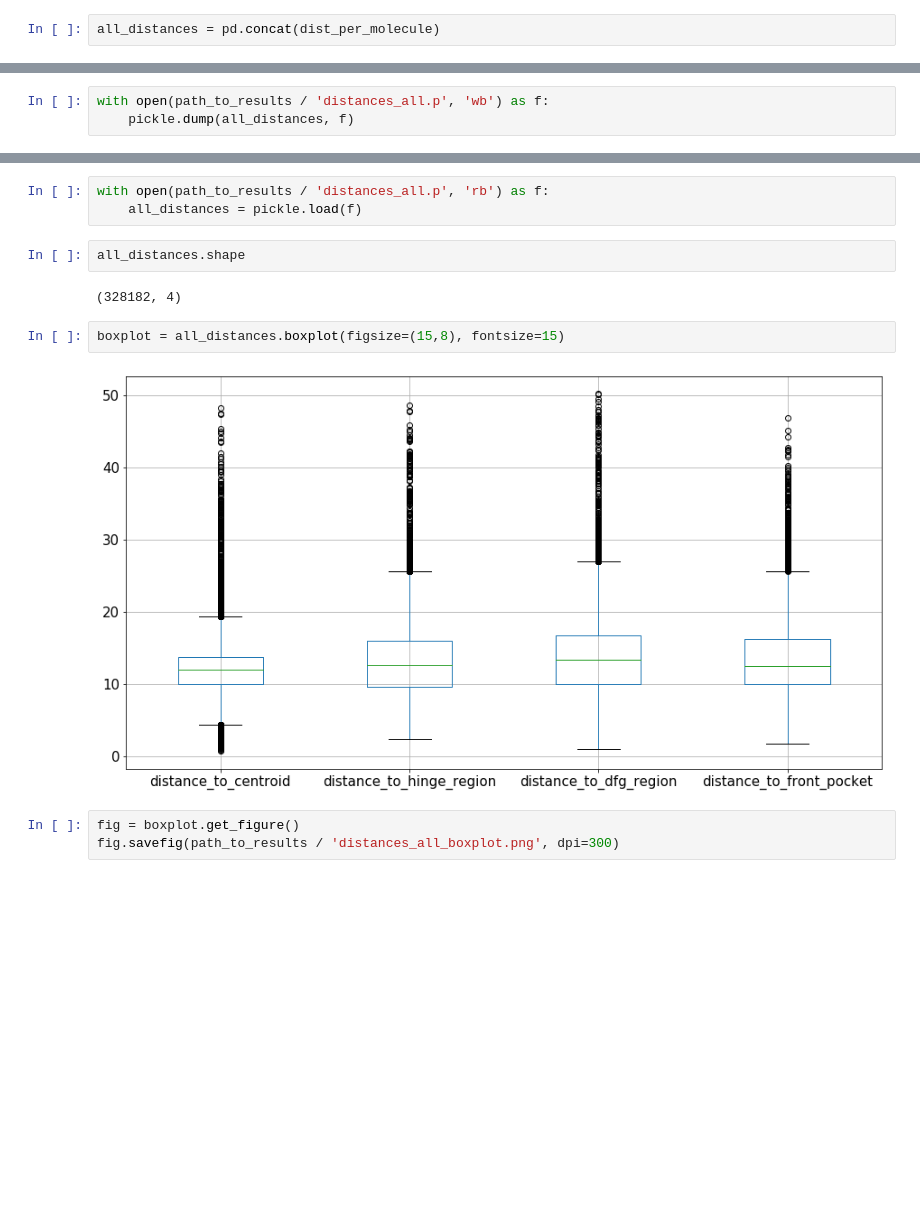
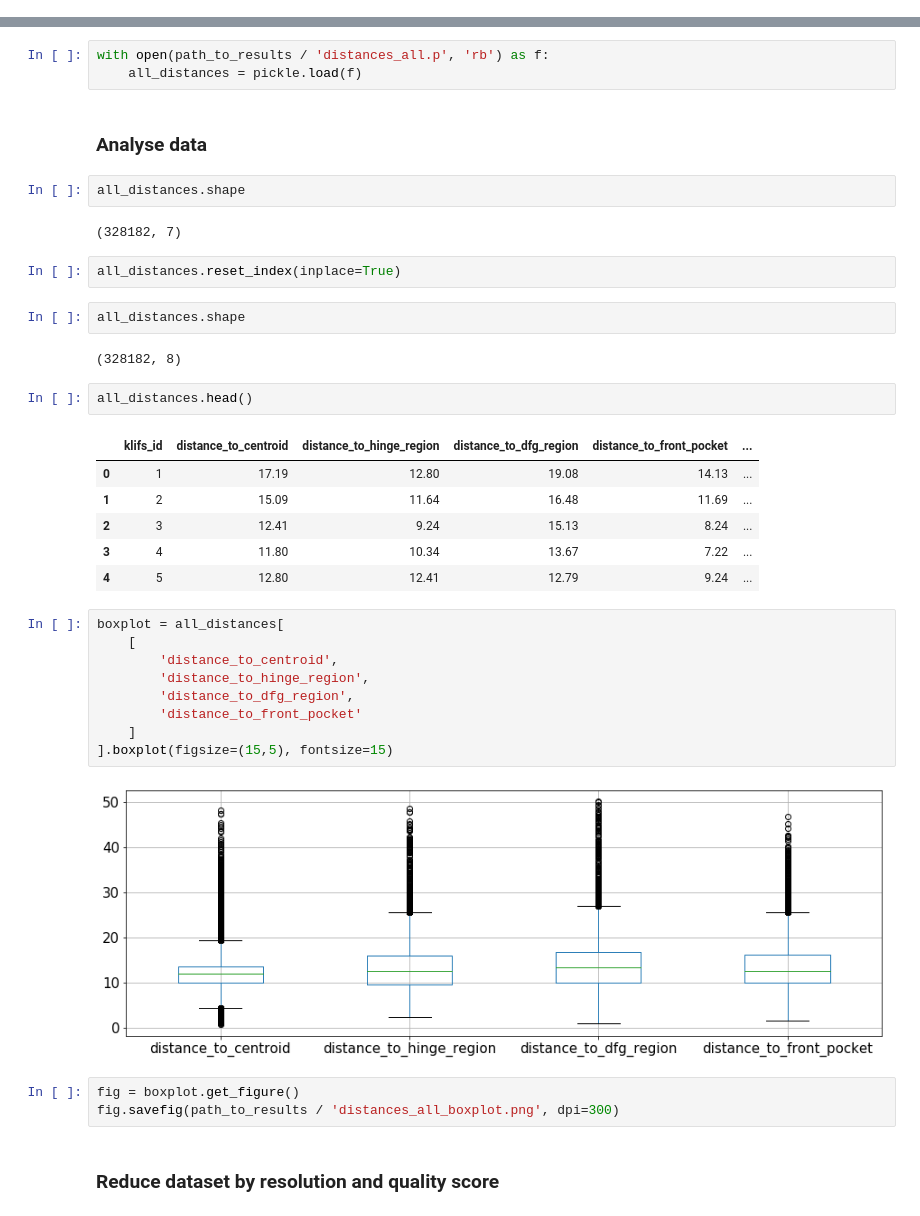
Before and after one commit to volkamerlab/kissim, a Jupyter notebook: scripts/spatial_features.ipynb, the cells around one changed output, grey strips where cells are left out. Saved outputs shown, nothing was run; the diff lists cells and outputs as text; blank space fills up the shorter version.

Commit message:
Analysis of distances in dataset

```diff
--- a/scripts/spatial_features.ipynb
+++ b/scripts/spatial_features.ipynb
@@ -216,2 +177,0 @@ for index, row in klifs_metadata.iterrows():
-# %%
-all_distances = pd.concat(dist_per_molecule)
@@ -220,3 +181,0 @@ all_distances = pd.concat(dist_per_molecule)
-# %%
-with open(path_to_results / 'distances_all.p', 'wb') as f:
-    pickle.dump(all_distances, f)
@@ -225,14 +182,40 @@ with open(path_to_results / 'distances_all.p', 'wb') as f:
 # %%
 with open(path_to_results / 'distances_all.p', 'rb') as f:
     all_distances = pickle.load(f)
+# %% [markdown]
+### Analyse data
 # %%
 all_distances.shape
 # %% [output]
-(328182, 4)
+(328182, 7)
+# %%
+all_distances.reset_index(inplace=True)
+# %%
+all_distances.shape
+# %% [output]
+(328182, 8)
+# %%
+all_distances.head()
+# %% [output]
+|  | klifs_id | distance_to_centroid | distance_to_hinge_region | distance_to_dfg_region | distance_to_front_pocket | ... |
+| 0 | 1 | 17.19 | 12.80 | 19.08 | 14.13 | ... |
+| 1 | 2 | 15.09 | 11.64 | 16.48 | 11.69 | ... |
+| 2 | 3 | 12.41 | 9.24 | 15.13 | 8.24 | ... |
+| 3 | 4 | 11.80 | 10.34 | 13.67 | 7.22 | ... |
+| 4 | 5 | 12.80 | 12.41 | 12.79 | 9.24 | ... |
 # %%
-boxplot = all_distances.boxplot(figsize=(15,8), fontsize=15)
+boxplot = all_distances[
+    [
+        'distance_to_centroid',
+        'distance_to_hinge_region',
+        'distance_to_dfg_region',
+        'distance_to_front_pocket'
+    ]
+].boxplot(figsize=(15,5), fontsize=15)
 # %% [output]
-[figure, old version]
+[figure, new version]
 # %%
 fig = boxplot.get_figure()
 fig.savefig(path_to_results / 'distances_all_boxplot.png', dpi=300)
+# %% [markdown]
+### Reduce dataset by resolution and quality score
```
Also changed, not shown: parts of 27 cells of this notebook, 5 other files.
